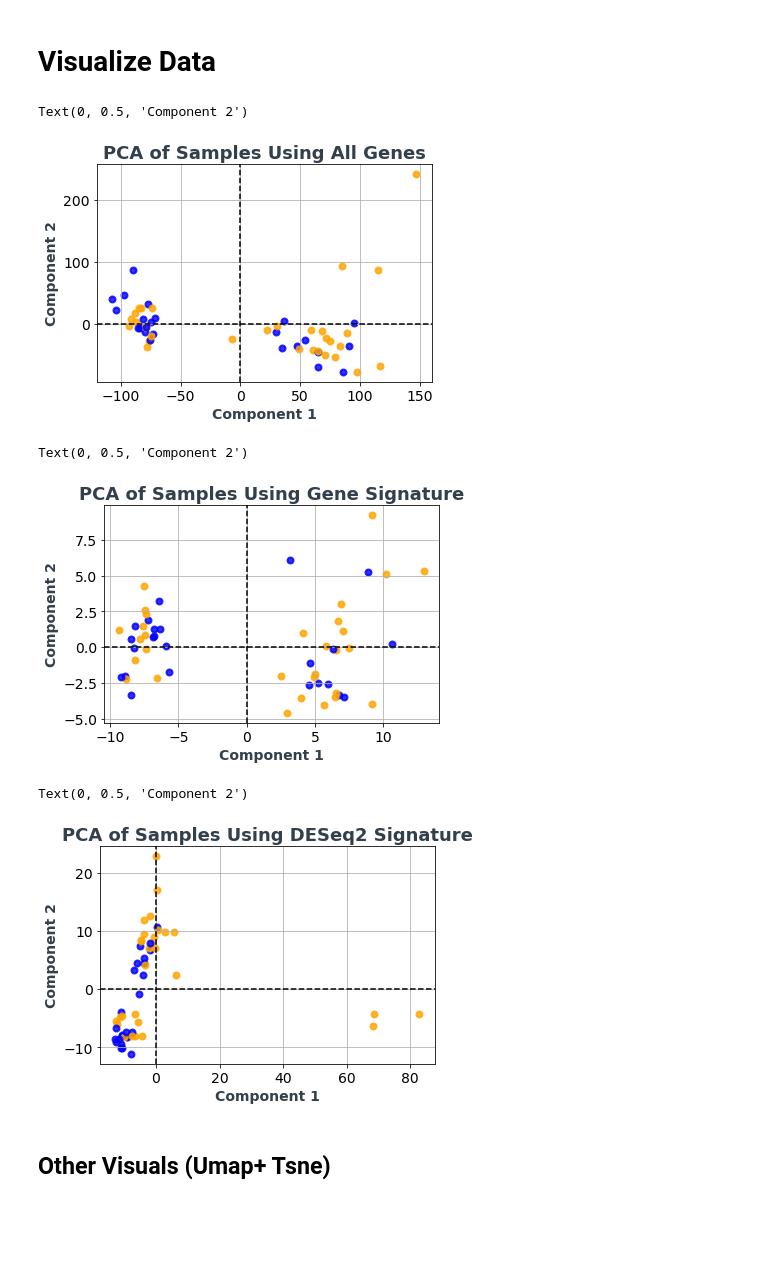
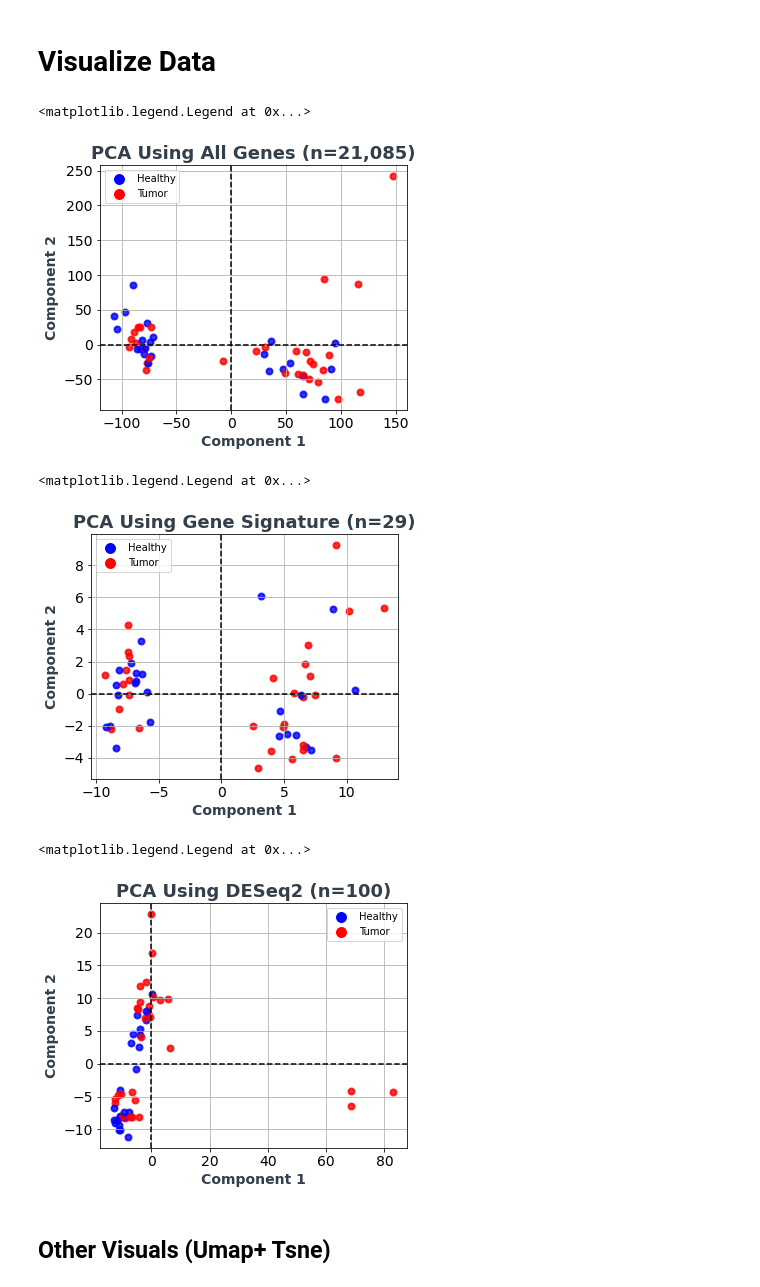
Before and after one commit to hzorkic/machine_learning_and_molecular_docking_for_drug_discovery, a Jupyter notebook: COAD Analysis.ipynb, the cells around one changed output. Drawn from its saved outputs; the diff is of its cells as text; code cells hidden in the pictures; blank space fills up the shorter version.

Commit message:
checked gene sig

```diff
--- a/COAD Analysis.ipynb
+++ b/COAD Analysis.ipynb
@@ -187,40 +188,47 @@ target_binary=pd.Series(target_binary)
 colors=[]
 for i in target_binary:
     if i ==1:
-        colors.append('orange')
+        colors.append('red')
     else:
         colors.append('blue')
 # %% [markdown]
 # Visualize Data
 # %%
 # Generate Colors + numbers
+fig =plt.figure(figsize=(5.5,4.5))
 num_list=range(0,54)
 
 # PCA
 pca = PCA(n_components=2)
 X_r = pca.fit(df).transform(df)
 # Plot
 
 for color, i, target_name in zip(colors, num_list, samples):
     plt.scatter(X_r[i,0], X_r[i,1], color=color, alpha=.8, lw=2,
                 label=target_name)
 
 
-plt.title('PCA of Samples Using All Genes', fontsize=18, fontweight='black', color = '#333F4B')
+plt.title('PCA Using All Genes (n=21,085)', fontsize=18, fontweight='black', color = '#333F4B')
 plt.axvline(x=0,linestyle='--',c='k')
 plt.axhline(y=0,linestyle='--',c='k')
 plt.tick_params(axis='y', which='major', labelsize=14)
 plt.tick_params(axis='x', which='major', labelsize=14)
 plt.grid(True)
 plt.xlabel('Component 1', fontsize=14, fontweight='black', color = '#333F4B')
 plt.ylabel('Component 2', fontsize=14, fontweight='black', color = '#333F4B')
+
+# Adding legend
+
+legend_elements = [ Line2D([0], [0], marker='o', color='w', label='Healthy', markerfacecolor='b', markersize=12),\
+                   Line2D([0], [0], marker='o', color='w', label='Tumor', markerfacecolor='r', markersize=12)]
+plt.legend(handles=legend_elements,loc='best')
 # %% [output]
-Text(0, 0.5, 'Component 2')
+<matplotlib.legend.Legend at 0x...>
-[figure, old version]
+[figure, new version]
 # %%
 # Generate Colors + numbers
 num_list=range(0,54)
-
+fig =plt.figure(figsize=(5.5,4.5))
 # PCA
 pca = PCA(n_components=2)
 X_r = pca.fit(df_gene_sig).transform(df_gene_sig)
@@ -231,7 +239,7 @@ for color, i, target_name in zip(colors, num_list, samples):
                 label=target_name)
 
 
-plt.title('PCA of Samples Using Gene Signature', fontsize=18, fontweight='black', color = '#333F4B')
+plt.title('PCA Using Gene Signature (n=29)', fontsize=18, fontweight='black', color = '#333F4B')
 plt.axvline(x=0,linestyle='--',c='k')
 plt.axhline(y=0,linestyle='--',c='k')
 plt.tick_params(axis='y', which='major', labelsize=14)
@@ -239,13 +247,19 @@ plt.tick_params(axis='x', which='major', labelsize=14)
 plt.grid(True)
 plt.xlabel('Component 1', fontsize=14, fontweight='black', color = '#333F4B')
 plt.ylabel('Component 2', fontsize=14, fontweight='black', color = '#333F4B')
+
+# Adding legend
+
+legend_elements = [ Line2D([0], [0], marker='o', color='w', label='Healthy', markerfacecolor='b', markersize=12),\
+                   Line2D([0], [0], marker='o', color='w', label='Tumor', markerfacecolor='r', markersize=12)]
+plt.legend(handles=legend_elements,loc='best')
 # %% [output]
-Text(0, 0.5, 'Component 2')
+<matplotlib.legend.Legend at 0x...>
-[figure, old version]
+[figure, new version]
 # %%
 # Generate Colors + numbers
 num_list=range(0,54)
-
+fig =plt.figure(figsize=(5.5,4.5))
 # PCA
 pca = PCA(n_components=2)
 X_r = pca.fit(df_SEQ).transform(df_SEQ)
@@ -256,7 +270,7 @@ for color, i, target_name in zip(colors, num_list, samples):
                 label=target_name)
 
 
-plt.title('PCA of Samples Using DESeq2 Signature', fontsize=18, fontweight='black', color = '#333F4B')
+plt.title('PCA Using DESeq2 (n=100)', fontsize=18, fontweight='black', color = '#333F4B')
 plt.axvline(x=0,linestyle='--',c='k')
 plt.axhline(y=0,linestyle='--',c='k')
 plt.tick_params(axis='y', which='major', labelsize=14)
@@ -264,9 +278,15 @@ plt.tick_params(axis='x', which='major', labelsize=14)
 plt.grid(True)
 plt.xlabel('Component 1', fontsize=14, fontweight='black', color = '#333F4B')
 plt.ylabel('Component 2', fontsize=14, fontweight='black', color = '#333F4B')
+
+# Adding legend
+
+legend_elements = [ Line2D([0], [0], marker='o', color='w', label='Healthy', markerfacecolor='b', markersize=12),\
+                   Line2D([0], [0], marker='o', color='w', label='Tumor', markerfacecolor='r', markersize=12)]
+plt.legend(handles=legend_elements,loc='best')
 # %% [output]
-Text(0, 0.5, 'Component 2')
+<matplotlib.legend.Legend at 0x...>
-[figure, old version]
+[figure, new version]
 # %% [markdown]
 ## Other Visuals (Umap+ Tsne)
 # %% [markdown]
```
Also changed, not shown: parts of 12 cells of this notebook.
